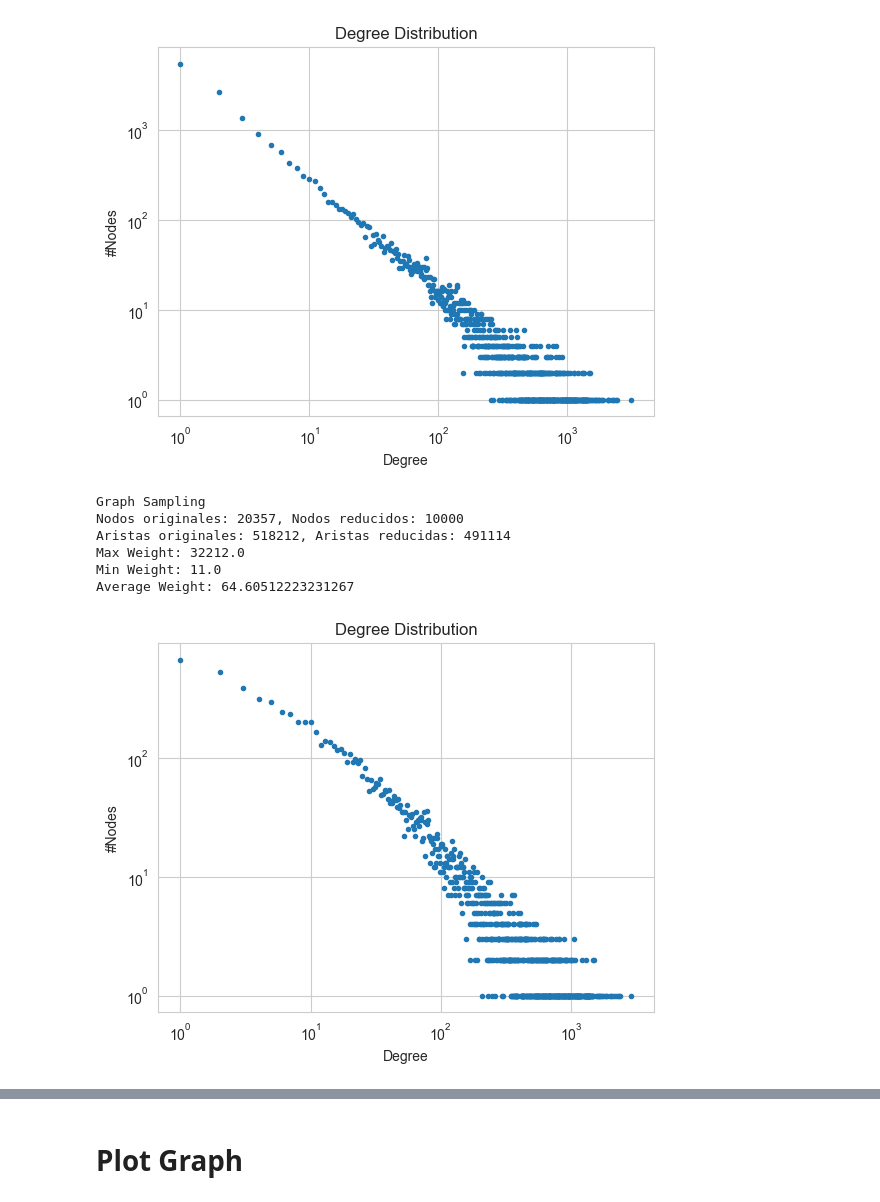
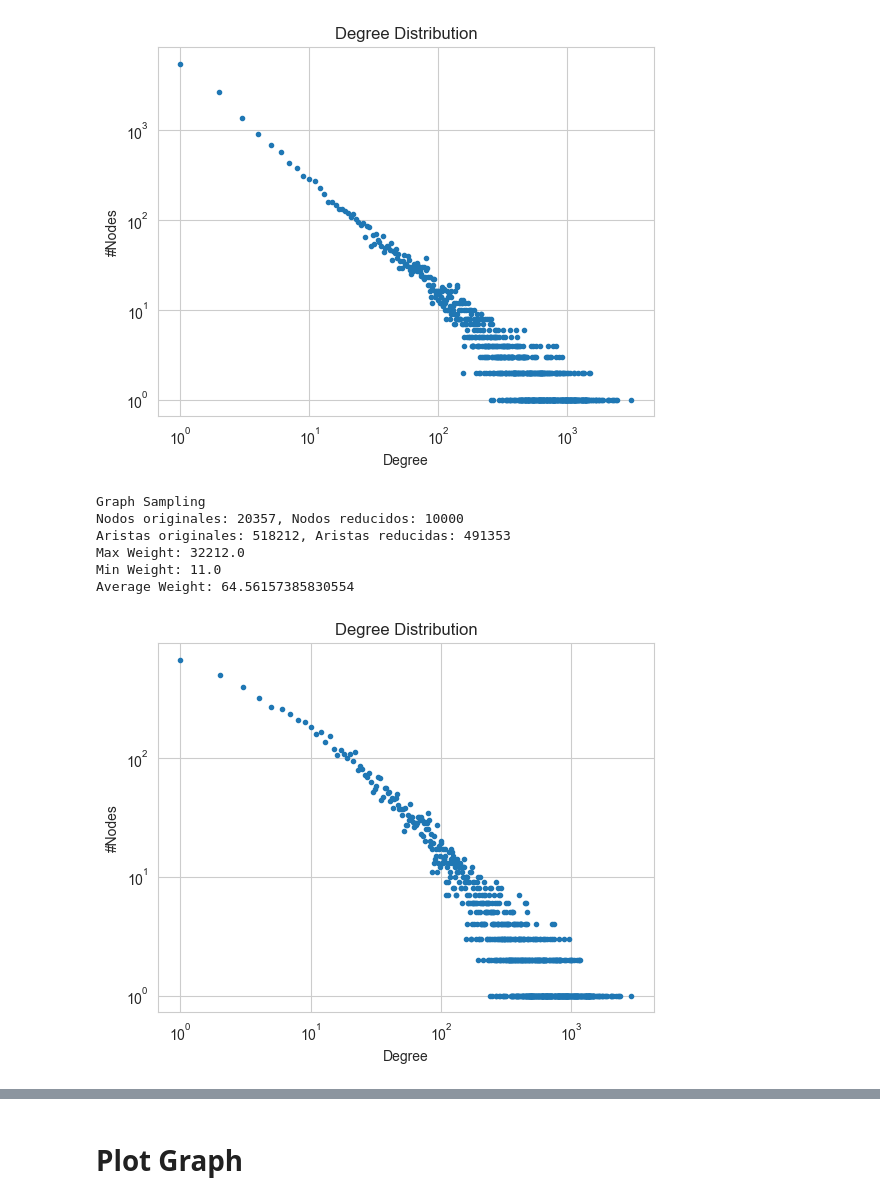
Before and after one commit to LuisFelipePoma/Spotify_Complex_Network, a Jupyter notebook: src/notebooks/graph_weight.ipynb, the cells around one changed output, grey strips where cells are left out. Drawn from its saved outputs; the diff is of its cells as text; code cells hidden in the pictures.

```diff
--- a/src/notebooks/graph_weight.ipynb
+++ b/src/notebooks/graph_weight.ipynb
@@ -12,2 +12,6 @@ from utils import plot_powerlaw, show_weight, get_artist_name
+# %%
+# Save index of the artists
+ARTISTS_BY_INDEX: dict = {}
+ARTISTS_BY_NAME: dict = {}
 # %% [markdown]
 # Reduce graph using `Graph Sampling` and `Edge Shedding`
@@ -45,5 +44,6 @@ def graph_sampling(G, min_k=None, weight_threshold=None) -> nk.Graph:
 # %%
-def graph_sampling_by_degree(G, sample_size):
+def graph_sampling(G, sample_size):
+
     # Calcular el grado de cada nodo
     degrees = {i: G.degree(i) for i in range(G.numberOfNodes())}
 
@@ -63,6 +63,17 @@ def graph_sampling_by_degree(G, sample_size):
     # Crear el subgrafo con los nodos seleccionados
     sampled_graph = nk.graphtools.subgraphFromNodes(G, sampled_nodes)
 
+    # Set weights
+    iter = sampled_graph.iterEdges()
+    for u, v in iter:
+        weight = G.weight(u, v)
+        if weight == 0:
+            continue
+        sampled_graph.setWeight(u, v, weight)
+
+    # Map graph again
+    sampled_graph = update_artists( sampled_graph)
+
     # Mostrar estadísticas del grafo reducido
     print(
         f"Nodos originales: {G.numberOfNodes()}, Nodos reducidos: {sampled_graph.numberOfNodes()}"
@@ -134,5 +149,4 @@ G = nx.read_edgelist(
 # %%
-# Save index of the artists
-artists = {}
 for i,node in enumerate(G):
-    artists[node] = i
+    ARTISTS_BY_INDEX[i] = node
+    ARTISTS_BY_NAME[node] = i
@@ -149,7 +159,7 @@ G_nk.addNodes(G.number_of_nodes())
 
 # Add edges with weights to the Networkit graph
 for u, v, data in G.edges(data=True):
-    G_nk.addEdge(artists[u], artists[v], data["weight"])
+    G_nk.addEdge(ARTISTS_BY_NAME[u], ARTISTS_BY_NAME[v], data["weight"])
 G = G_nk
 del G_nk
 # %%
@@ -170,17 +180,17 @@ Graph
 [figure]
 # %%
 print("Graph Sampling")
-G = graph_sampling_by_degree(G,10000)
+G = graph_sampling(G, 10_000)
 show_weight(G)
 plot_powerlaw(G)
 # %% [output]
 Graph Sampling
 Nodos originales: 20357, Nodos reducidos: 10000
-Aristas originales: 518212, Aristas reducidas: 491114
+Aristas originales: 518212, Aristas reducidas: 491353
 Max Weight: 32212.0
 Min Weight: 11.0
-Average Weight: 64.60512223231267
+Average Weight: 64.56157385830554
-[figure, old version]
+[figure, new version]
 # %%
 print("Edge Shedding")
 G = edge_shedding(G)
```
Also changed, not shown: parts of 16 cells of this notebook, 4 other files.
